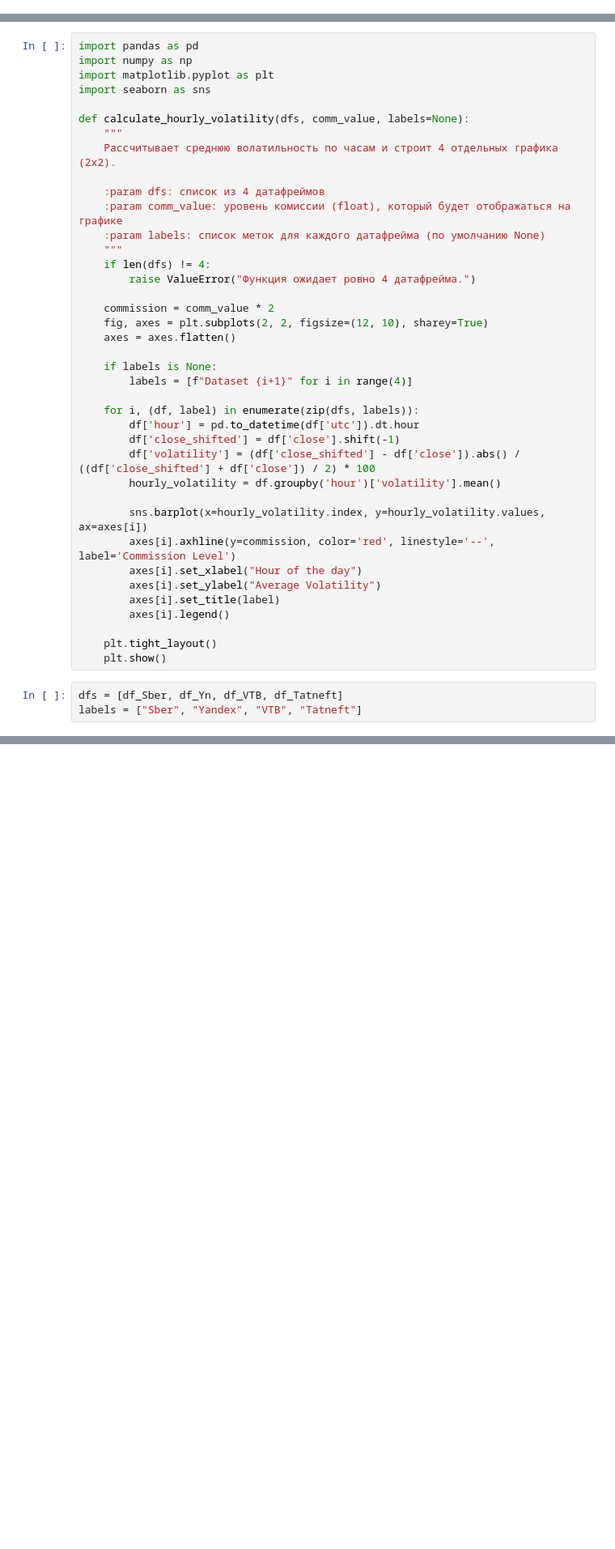
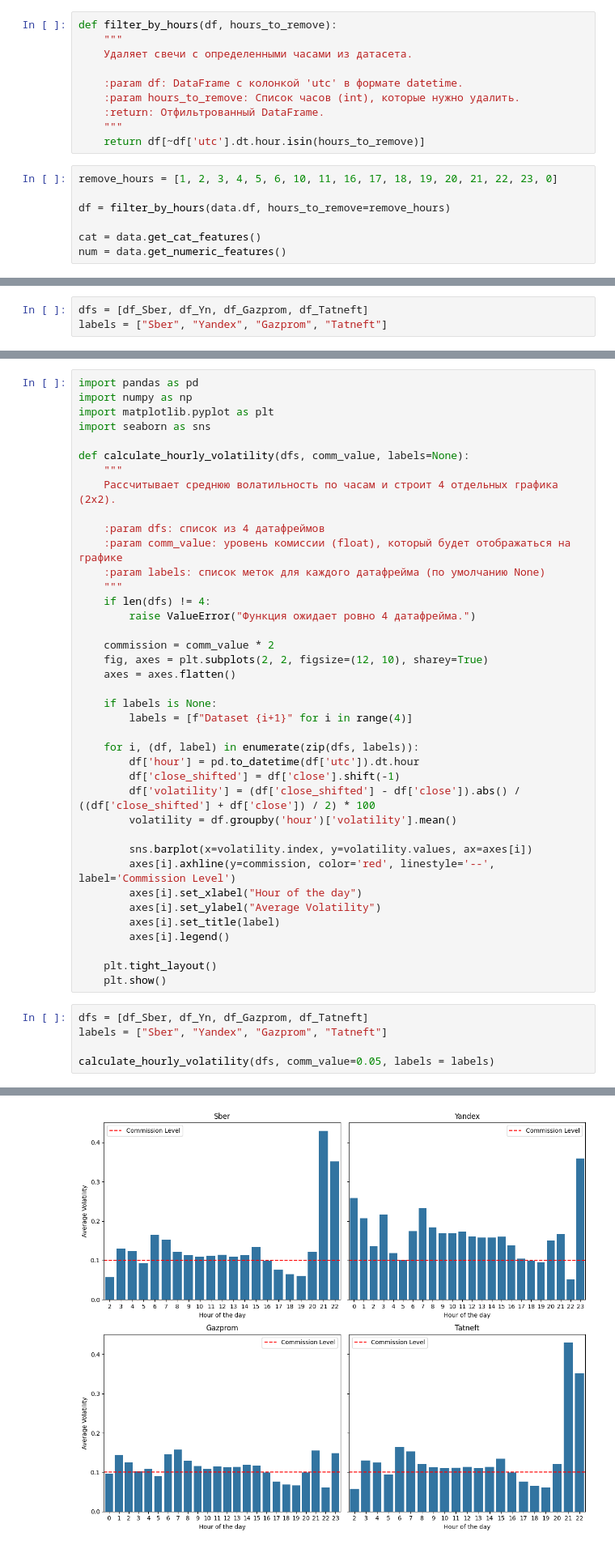
Before and after one commit to Invest-Predict/prices-predictions, a Jupyter notebook: examples/lerochka/mama_time.ipynb, the cells around one changed output, grey strips where cells are left out. Shown at 81% size. Saved outputs shown, nothing was run; the diff lists cells and outputs as text; blank space fills up the shorter version.

```diff
--- a/examples/lerochka/mama_time.ipynb
+++ b/examples/lerochka/mama_time.ipynb
@@ -113,0 +151,17 @@ def calculate_hourly_volatility(dfs, comm_value, labels=None):
+# %%
+def filter_by_hours(df, hours_to_remove):
+    """
+    Удаляет свечи с определенными часами из датасета.
+
+    :param df: DataFrame с колонкой 'utc' в формате datetime.
+    :param hours_to_remove: Список часов (int), которые нужно удалить.
+    :return: Отфильтрованный DataFrame.
+    """
+    return df[~df['utc'].dt.hour.isin(hours_to_remove)]
+# %%
+remove_hours = [1, 2, 3, 4, 5, 6, 10, 11, 16, 17, 18, 19, 20, 21, 22, 23, 0]
+
+df = filter_by_hours(data.df, hours_to_remove=remove_hours)
+
+cat = data.get_cat_features()
+num = data.get_numeric_features()
@@ -147,3 +358,6 @@ df_Gazprom = data_Gazprom.df
 
 dfs = [df_Sber, df_Yn, df_VTB, df_Tatneft, df_Gazprom]
 labels = ["Sber", "Yandex", "VTB", "Tatneft", "Gazprom"]
+# %%
+dfs = [df_Sber, df_Yn, df_Gazprom, df_Tatneft]
+labels = ["Sber", "Yandex", "Gazprom", "Tatneft"]
@@ -175,9 +391,9 @@ def calculate_hourly_volatility(dfs, comm_value, labels=None):
         df['hour'] = pd.to_datetime(df['utc']).dt.hour
         df['close_shifted'] = df['close'].shift(-1)
         df['volatility'] = (df['close_shifted'] - df['close']).abs() / ((df['close_shifted'] + df['close']) / 2) * 100
-        hourly_volatility = df.groupby('hour')['volatility'].mean()
+        volatility = df.groupby('hour')['volatility'].mean()
 
-        sns.barplot(x=hourly_volatility.index, y=hourly_volatility.values, ax=axes[i])
+        sns.barplot(x=volatility.index, y=volatility.values, ax=axes[i])
         axes[i].axhline(y=commission, color='red', linestyle='--', label='Commission Level')
         axes[i].set_xlabel("Hour of the day")
         axes[i].set_ylabel("Average Volatility")
@@ -187,5 +403,8 @@ def calculate_hourly_volatility(dfs, comm_value, labels=None):
     plt.tight_layout()
     plt.show()
 # %%
-dfs = [df_Sber, df_Yn, df_VTB, df_Tatneft]
-labels = ["Sber", "Yandex", "VTB", "Tatneft"]
+dfs = [df_Sber, df_Yn, df_Gazprom, df_Tatneft]
+labels = ["Sber", "Yandex", "Gazprom", "Tatneft"]
+
+calculate_hourly_volatility(dfs, comm_value=0.05, labels = labels)
+# %% [output]
@@ -191,0 +419 @@ labels = ["Sber", "Yandex", "VTB", "Tatneft"]
+[figure, added]
```
Also changed, not shown: parts of 18 cells of this notebook, 9 other files.
